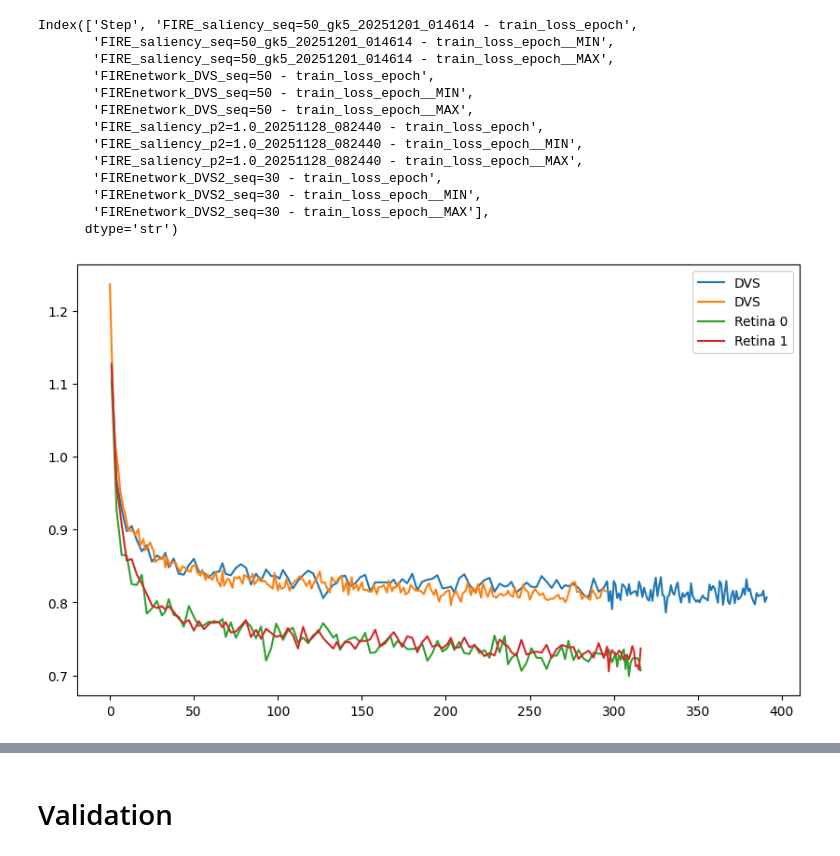
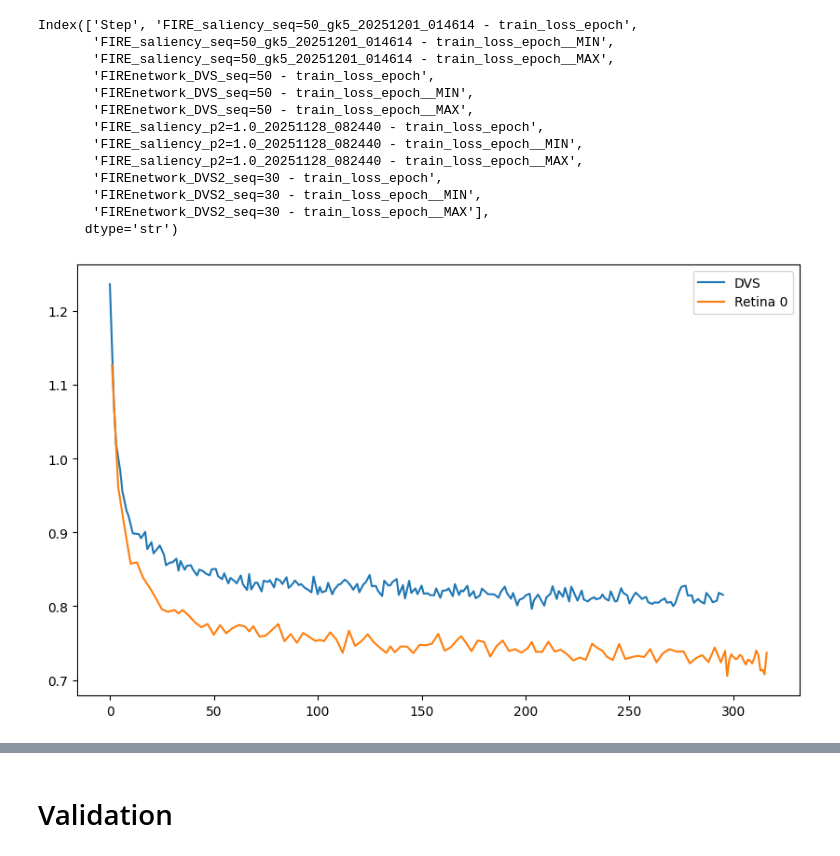
Before and after one commit to mlewandowski0/sillicon-retina, a Jupyter notebook: paper-figures/analysis_saliency.ipynb, the cells around one changed output, grey strips where cells are left out. Drawn from its saved outputs; the diff is of its cells as text; code cells hidden in the pictures.

```diff
--- a/paper-figures/analysis_saliency.ipynb
+++ b/paper-figures/analysis_saliency.ipynb
@@ -46,27 +47,30 @@ Index(['Step', 'FIRE_saliency_seq=50_gk5_20251201_014614 - train_loss_epoch',
        'FIREnetwork_DVS2_seq=30 - train_loss_epoch__MAX'],
       dtype='str')
 # %%
-dvs_group_train = ['FIREnetwork_DVS2_seq=30 - train_loss_epoch',
-                   'FIREnetwork_DVS_seq=50 - train_loss_epoch']
+#dvs_group_train = ['FIREnetwork_DVS2_seq=30 - train_loss_epoch',
+#                   'FIREnetwork_DVS_seq=50 - train_loss_epoch']
 
-retina_group_train = ['FIRE_saliency_p2=1.0_20251128_082440 - train_loss_epoch',
-                      'FIRE_saliency_seq=50_gk5_20251201_014614 - train_loss_epoch']
+#retina_group_train = ['FIRE_saliency_p2=1.0_20251128_082440 - train_loss_epoch',
+#                      'FIRE_saliency_seq=50_gk5_20251201_014614 - train_loss_epoch']
 
+
+dvs_group_train = ['FIREnetwork_DVS_seq=50 - train_loss_epoch']
+retina_group_train = ['FIRE_saliency_seq=50_gk5_20251201_014614 - train_loss_epoch']
 
 plt.figure(figsize=(10, 6))
 
 for col in dvs_group_train:
     data = intensity_train_csv[col]
     plt.plot(data[data.notna()], label="DVS")
 
 for i, col in enumerate(retina_group_train):
     data = intensity_train_csv[col]
     plt.plot(data[data.notna()], label=f"Retina {i}")
 
 plt.legend()
 plt.show()
 # %% [output]
-[figure, old version]
+[figure, new version]
 # %%
 import pandas as pd
 import matplotlib.pyplot as plt
```
Also changed, not shown: parts of 10 cells of this notebook, 3 other files.
